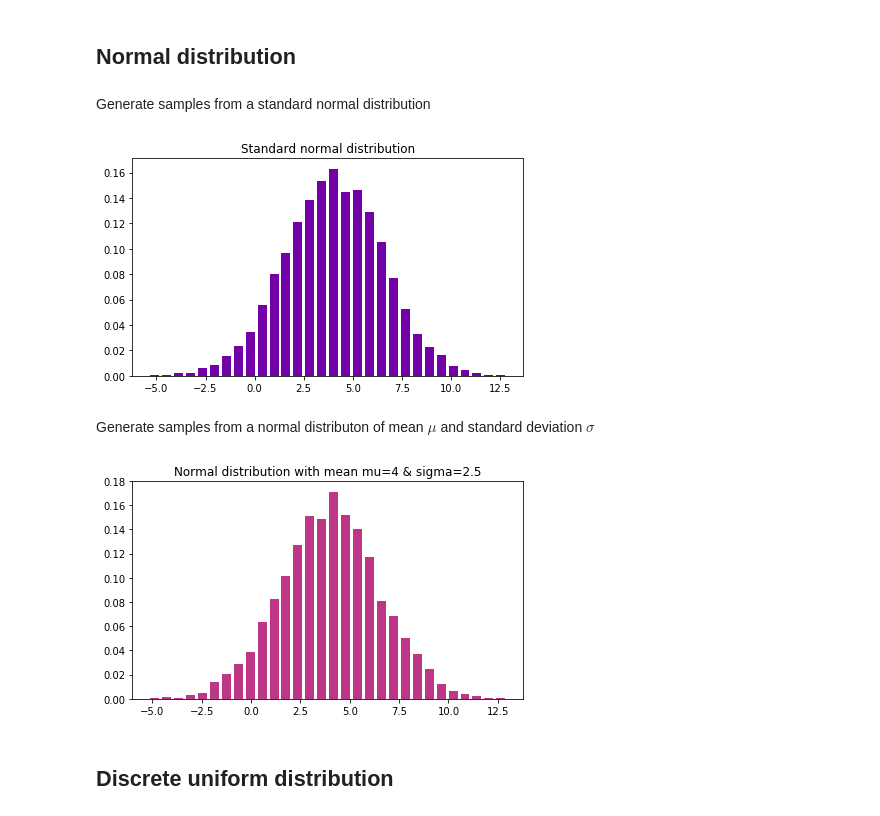
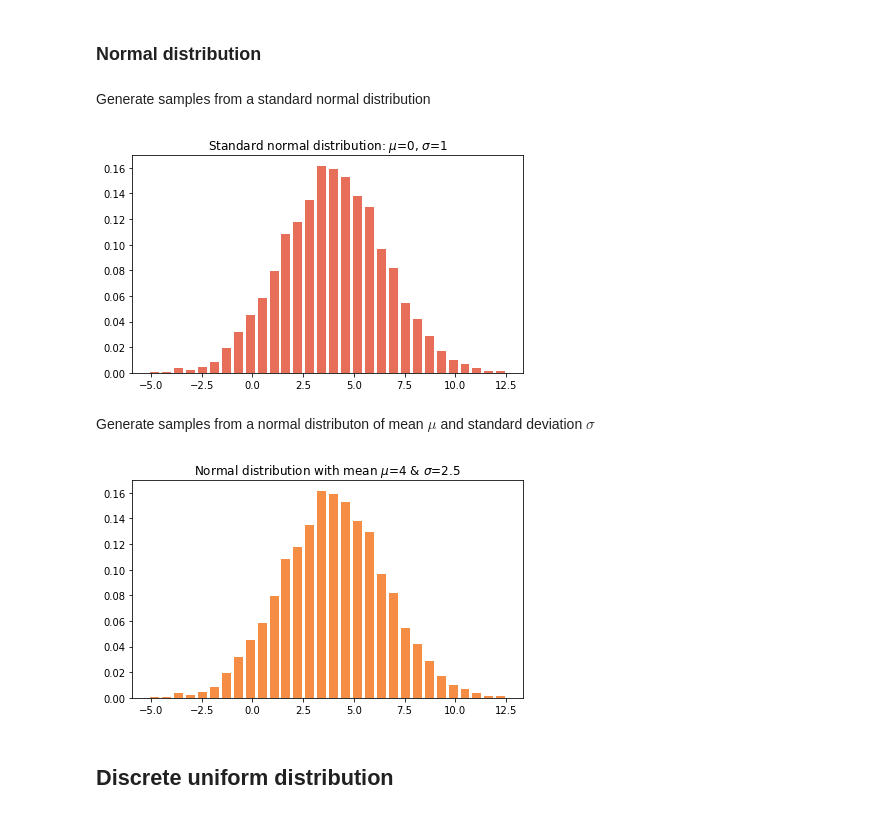
Before and after one commit to Vykstorm/pystatistics, a Jupyter notebook: distributions.ipynb, the cells around one changed output. Saved outputs shown, nothing was run; the diff lists cells and outputs as text; code cells hidden in the pictures.

```diff
--- a/distributions.ipynb
+++ b/distributions.ipynb
@@ -9,12 +9,14 @@ from itertools import cycle
 # %%
 def colors():
     cmap = get_cmap('plasma')
-    for x in cycle(np.linspace(0, 1, 10)):
+    coeffs = np.linspace(0, 1, 12)
+    np.random.shuffle(coeffs)
+    for x in cycle(coeffs):
         color = cmap(x)
         yield color
 colors = colors()
 # %% [markdown]
-## Normal distribution
+### Normal distribution
 # %% [markdown]
 Generate samples from a standard normal distribution
 # %%
@@ -22,9 +24,9 @@ samples = np.random.randn(5000)
 # %%
 plt.figure(figsize=(7, 4))
 plt.hist(samples, bins=30, density=True, rwidth=0.75, color=next(colors));
-plt.title('Standard normal distribution');
+plt.title('Standard normal distribution: $\mu$=0, $\sigma$=1');
 # %% [output]
-[figure, old version]
+[figure, new version]
 # %% [markdown]
 Generate samples from a normal distributon of mean $\mu$ and standard deviation $\sigma$
 # %%
@@ -33,9 +35,9 @@ samples = np.random.randn(5000) * sigma + mu
 # %%
 plt.figure(figsize=(7, 4))
 plt.hist(samples, bins=30, density=True, rwidth=0.75, color=next(colors));
-plt.title('Normal distribution with mean mu={} & sigma={}'.format(mu, sigma));
+plt.title('Normal distribution with mean $\mu$={} & $\sigma$={}'.format(mu, sigma));
 # %% [output]
-[figure, old version]
+[figure, new version]
 # %% [markdown]
 ## Discrete uniform distribution
 # %% [markdown]
```
Also changed, not shown: parts of 11 cells of this notebook.
